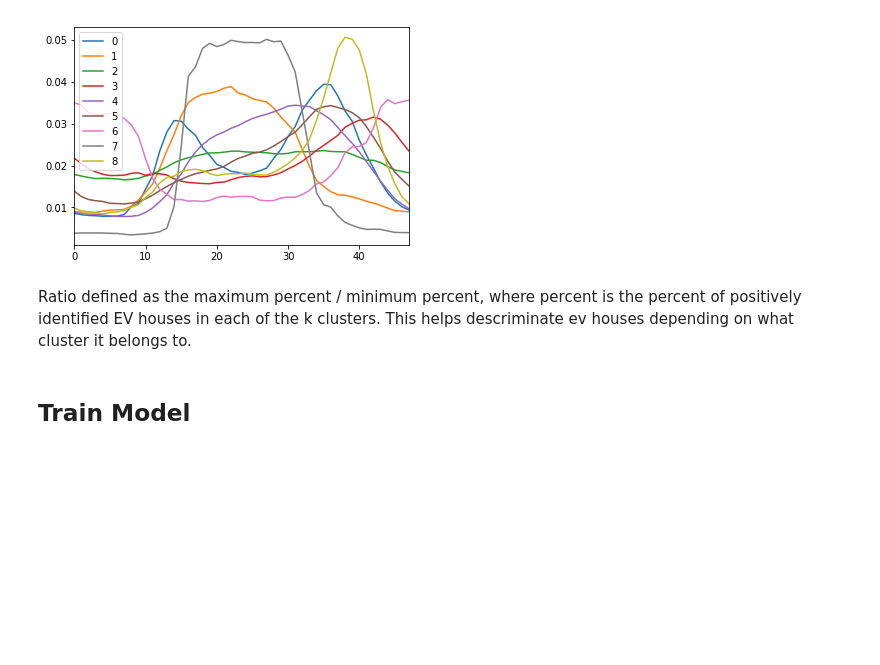
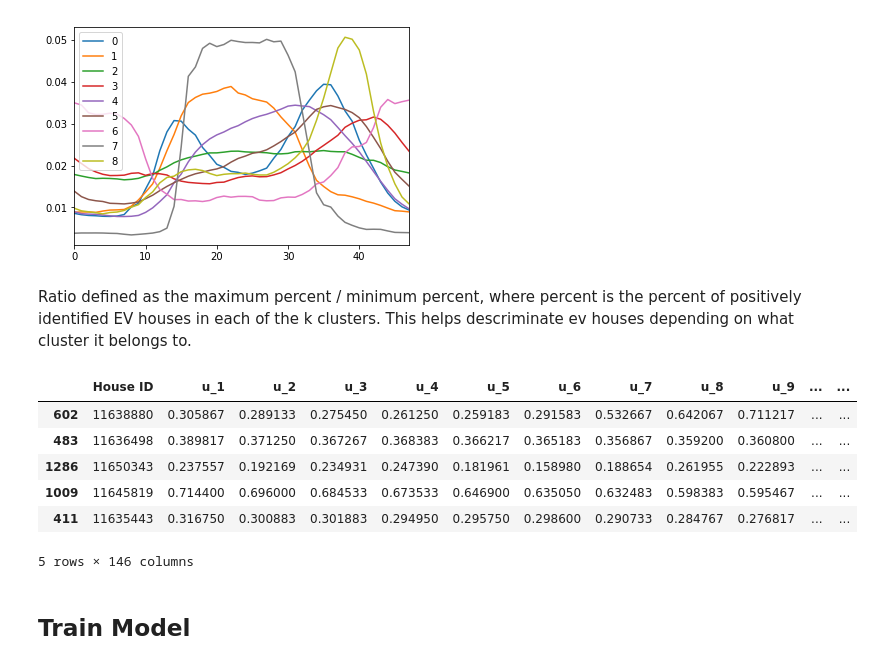
Before and after one commit to torenunez/udacity-mlnd-capstone, a Jupyter notebook: ev_capstone.ipynb, the cells around one changed output. Saved outputs shown, nothing was run; the diff lists cells and outputs as text; code cells hidden in the pictures; blank space fills up the shorter version.

```diff
--- a/ev_capstone.ipynb
+++ b/ev_capstone.ipynb
@@ -183,6 +271,16 @@ Best clustering was when k = 9, with a ratio of 5.069
 [figure]
 # %% [markdown]
 Ratio defined as the maximum percent / minimum percent, where percent is the percent of positively identified EV houses in each of the k clusters. This helps descriminate ev houses depending on what cluster it belongs to.
+# %%
+display(X_train_house.head())
+# %% [output]
+|  | House ID | u_1 | u_2 | u_3 | u_4 | u_5 | u_6 | u_7 | u_8 | u_9 | ... | ... |
+| 602 | 11638880 | 0.305867 | 0.289133 | 0.275450 | 0.261250 | 0.259183 | 0.291583 | 0.532667 | 0.642067 | 0.711217 | ... | ... |
+| 483 | 11636498 | 0.389817 | 0.371250 | 0.367267 | 0.368383 | 0.366217 | 0.365183 | 0.356867 | 0.359200 | 0.360800 | ... | ... |
+| 1286 | 11650343 | 0.237557 | 0.192169 | 0.234931 | 0.247390 | 0.181961 | 0.158980 | 0.188654 | 0.261955 | 0.222893 | ... | ... |
+| 1009 | 11645819 | 0.714400 | 0.696000 | 0.684533 | 0.673533 | 0.646900 | 0.635050 | 0.632483 | 0.598383 | 0.595467 | ... | ... |
+| 411 | 11635443 | 0.316750 | 0.300883 | 0.301883 | 0.294950 | 0.295750 | 0.298600 | 0.290733 | 0.284767 | 0.276817 | ... | ... |
+5 rows × 146 columns
 # %% [markdown]
 ## Train Model
 # %%
```
Also changed, not shown: parts of 32 cells of this notebook, 1 other file.
